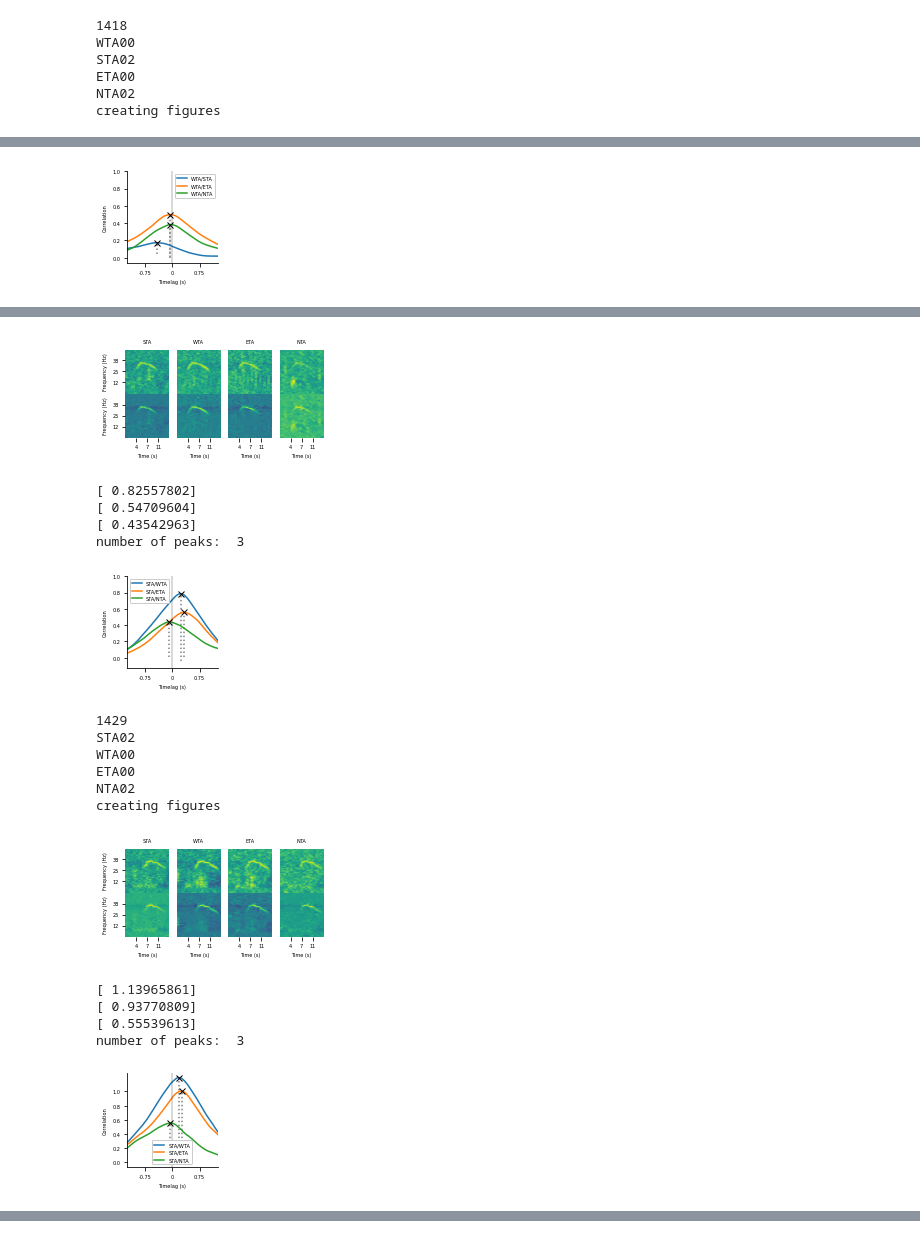
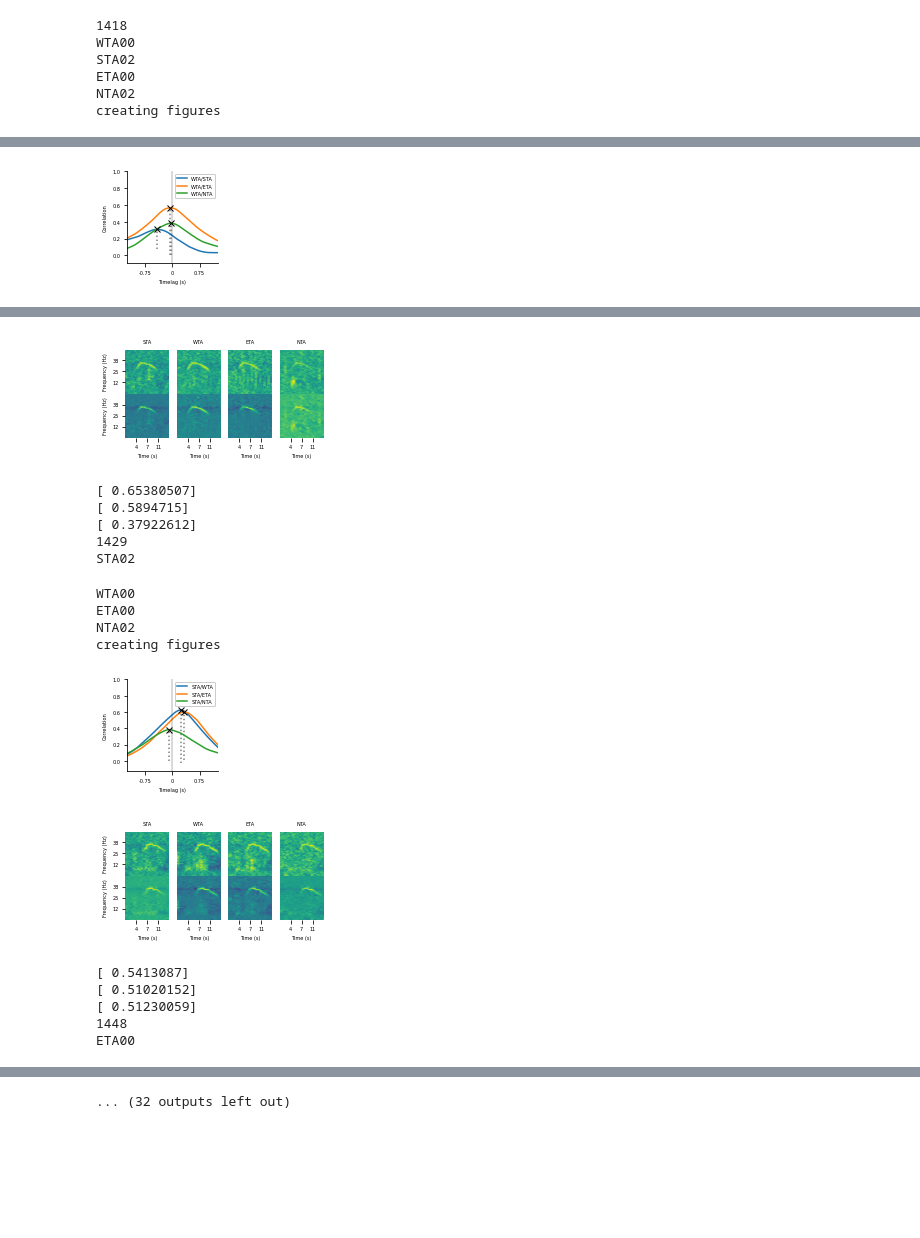
Before and after one commit to mikesurfline/Seismic-Rumble-Localisation, a Jupyter notebook: calculate_TDOA_seismic.ipynb, the cells around one changed output, grey strips where cells are left out. Drawn from its saved outputs; the diff is of its cells as text; code cells hidden in the pictures; blank space fills up the shorter version.

```diff
--- a/calculate_TDOA_seismic.ipynb
+++ b/calculate_TDOA_seismic.ipynb
@@ -98,26 +133,27 @@ for j,row in df.iterrows():
 
     plt.tight_layout()
     plt.subplots_adjust(wspace=0.0000001, hspace=0.01)
-    plt.savefig('./signals/'+str(row['event_num'])+'_signals_seismic.png', bbox_inches='tight', pad_inches=0, dpi=300)
+    #plt.savefig('./signals/'+str(row['event_num'])+'_signals_seismic.png', bbox_inches='tight', pad_inches=0, dpi=300)
+    plt.savefig('./signals/'+str(row['event_num'])+'_signals_seismic.svg', bbox_inches='tight', pad_inches=0, dpi=300)
     plt.show()
 
 
     fullsignal_long =  np.pad(signals_enhanced[0], ((0,0),(500,500)), 'edge')
-    enh_0 = c1d(fullsignal_long, signals_enhanced[0], mode='valid').mean(axis=0)
-    enh_1 = c1d(fullsignal_long, signals_enhanced[1], mode='valid').mean(axis=0)
-    enh_2 = c1d(fullsignal_long, signals_enhanced[2], mode='valid').mean(axis=0)
-    enh_3 = c1d(fullsignal_long, signals_enhanced[3], mode='valid').mean(axis=0)
+
+    enh_1 = normxcorr(fullsignal_long, signals_enhanced[1]).mean(axis=0)
+    enh_2 = normxcorr(fullsignal_long, signals_enhanced[2]).mean(axis=0)
+    enh_3 = normxcorr(fullsignal_long, signals_enhanced[3]).mean(axis=0)
 
     correlations = [0, (np.argmax(enh_1)-500)*timestep, (np.argmax(enh_2)-500)*timestep, (np.argmax(enh_3)-500)*timestep]
 
     cm = 1/2.54  # centimeters in inches
     fig = plt.figure(figsize=(4.8*cm,4.8*cm))
     ax= plt.subplot(1,1,1)
-    ax.plot(enh_1 / np.max(enh_0), label=stationlist[0][:3]+'/'+stationlist[1][:3], color='tab:blue')
-    ax.plot(enh_2 / np.max(enh_0), label=stationlist[0][:3]+'/'+stationlist[2][:3], color='tab:orange')
-    ax.plot(enh_3 / np.max(enh_0), label=stationlist[0][:3]+'/'+stationlist[3][:3], color='tab:green')
+    ax.plot(enh_1, label=stationlist[0][:3]+'/'+stationlist[1][:3], color='tab:blue')
+    ax.plot(enh_2, label=stationlist[0][:3]+'/'+stationlist[2][:3], color='tab:orange')
+    ax.plot(enh_3, label=stationlist[0][:3]+'/'+stationlist[3][:3], color='tab:green')
 
-    x = enh_1/ np.max(enh_0)
+    x = enh_1
     peaks, properties = sp.signal.find_peaks(x, prominence=0, width=50)
     peak = peak+len(peaks[(peaks>250) & (peaks<750)])
     print(properties['prominences'][(peaks>250) & (peaks<750)])
@@ -129,7 +165,7 @@ for j,row in df.iterrows():
     ax.vlines(x=peaks, ymin=x[peaks] - properties["prominences"],
                ymax = x[peaks], color='gray', linestyles='dotted')
 
-    x = enh_2/ np.max(enh_0)
+    x = enh_2
     peaks, properties = sp.signal.find_peaks(x, prominence=0, width=50)
     peak = peak+len(peaks[(peaks>250) & (peaks<750)])
     print(properties['prominences'][(peaks>250) & (peaks<750)])
@@ -141,7 +177,7 @@ for j,row in df.iterrows():
     ax.vlines(x=peaks, ymin=x[peaks] - properties["prominences"],
                ymax = x[peaks], color='gray', linestyles='dotted')
 
-    x = enh_3/ np.max(enh_0)
+    x = enh_3
     peaks, properties = sp.signal.find_peaks(x, prominence=0, width=50)
     peak = peak+len(peaks[(peaks>250) & (peaks<750)])
     print(properties['prominences'][(peaks>250) & (peaks<750)])
@@ -173,23 +209,24 @@ for j,row in df.iterrows():
     ax.xaxis.set_ticks_position('bottom')
 
 
-    plt.savefig('./signals/'+str(row['event_num'])+'_correlation_seismic.png', bbox_inches='tight', pad_inches=0, dpi=300)
+    #plt.savefig('./signals/'+str(row['event_num'])+'_correlation_seismic.png', bbox_inches='tight', pad_inches=0, dpi=300)
+    plt.savefig('./signals/'+str(row['event_num'])+'_correlation_seismic.svg', bbox_inches='tight', pad_inches=0, dpi=300)
     #plt.close('all')
 
-    plt.show()
+#     plt.show()
 
-    df.loc[df['event_num'] ==  row['event_num'], 'TDOA0_seismic'] = correlations[0]
-    df.loc[df['event_num'] ==  row['event_num'], 'TDOA1_seismic'] = correlations[1]
-    df.loc[df['event_num'] ==  row['event_num'], 'TDOA2_seismic'] = correlations[2]
-    df.loc[df['event_num'] ==  row['event_num'], 'TDOA3_seismic'] = correlations[3]
+#     df.loc[df['event_num'] ==  row['event_num'], 'TDOA0_seismic'] = correlations[0]
+#     df.loc[df['event_num'] ==  row['event_num'], 'TDOA1_seismic'] = correlations[1]
+#     df.loc[df['event_num'] ==  row['event_num'], 'TDOA2_seismic'] = correlations[2]
+#     df.loc[df['event_num'] ==  row['event_num'], 'TDOA3_seismic'] = correlations[3]
 
-    if peak == 3:
-        df.loc[df['event_num'] == row['event_num'], 'min_prominence_seismic'] = np.min(prominence)
-    else:
-        df.loc[df['event_num'] == row['event_num'], 'min_prominence_seismic'] = 0
+#     if peak == 3:
+#         df.loc[df['event_num'] == row['event_num'], 'min_prominence_seismic'] = np.min(prominence)
+#     else:
+#         df.loc[df['event_num'] == row['event_num'], 'min_prominence_seismic'] = 0
 
 
-df.to_csv('data.csv', index=False)
+# df.to_csv('data.csv', index=False)
 # %% [output]
 1418
 WTA00
@@ -205 +247 @@ number of peaks:  3
-[figure, old version]
+[figure, new version]
@@ -212,18 +248,17 @@ creating figures
 [figure]
-[ 0.82557802]
-[ 0.54709604]
-[ 0.43542963]
-number of peaks:  3
+[ 0.65380507]
+[ 0.5894715]
+[ 0.37922612]
+1429
+STA02
+WTA00
+ETA00
+NTA02
+creating figures
-[figure, old version]
+[figure, new version]
-1429
-STA02
-WTA00
-ETA00
-NTA02
-creating figures
 [figure]
-[ 1.13965861]
-[ 0.93770809]
-[ 0.55539613]
-number of peaks:  3
+[ 0.5413087]
+[ 0.51020152]
+[ 0.51230059]
+1448
+ETA00
-[figure, removed]
@@ -230,0 +269 @@ number of peaks:  3
+... (32 outputs left out)
```
Also changed, not shown: parts of 3 cells of this notebook, 4 other files.
